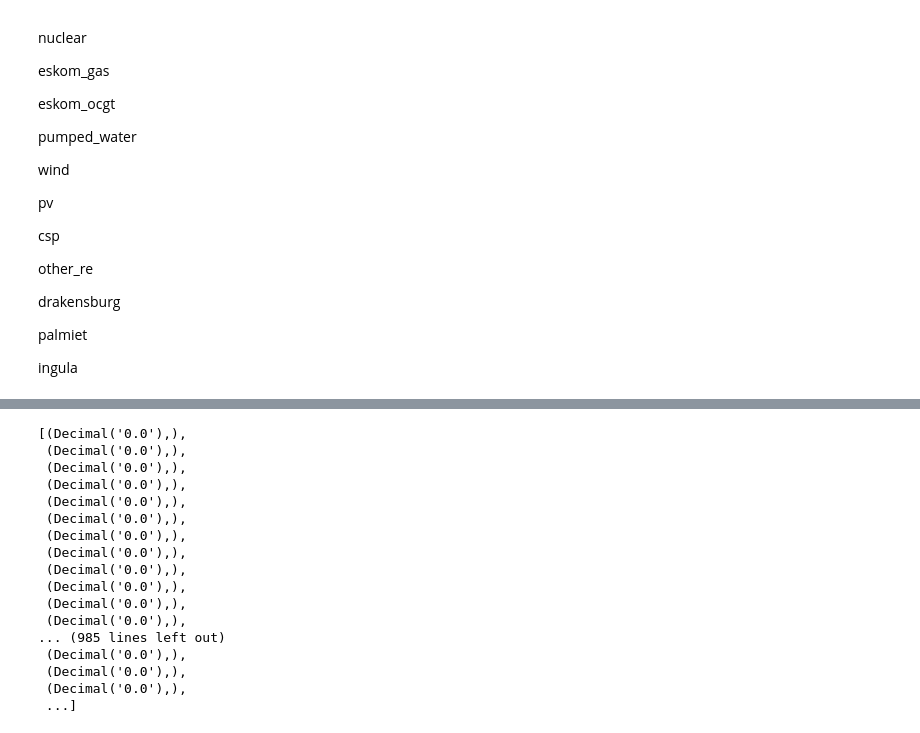
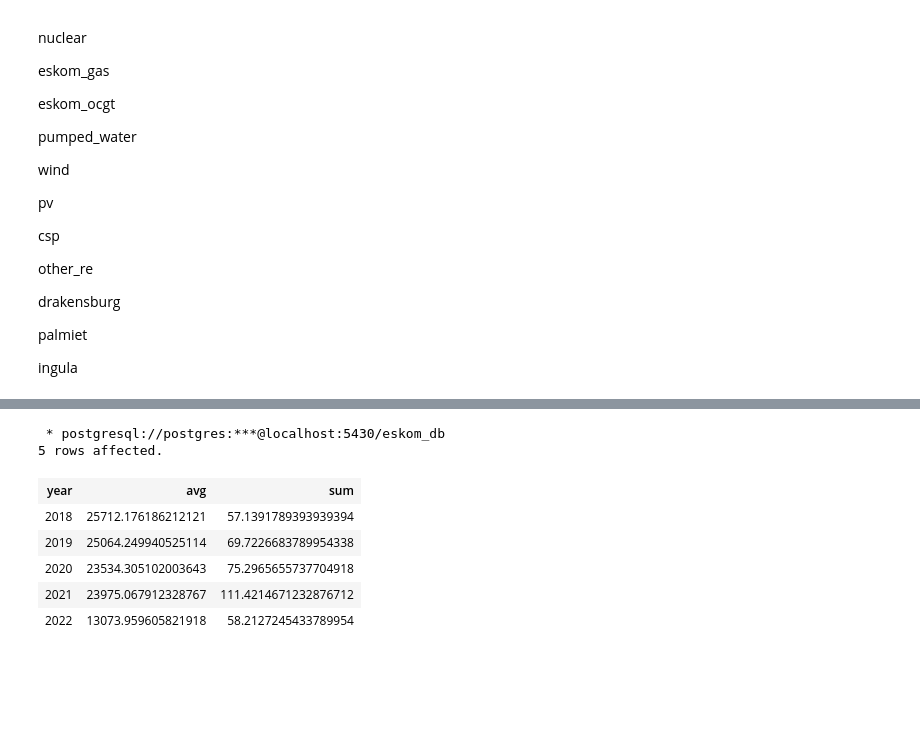
Before and after one commit to The-DigitalAcademy/Eskom_Data_Analysis, a Jupyter notebook: Generation.ipynb, the cells around one changed output, grey strips where cells are left out. Drawn from its saved outputs; the diff is of its cells as text; code cells hidden in the pictures; blank space fills up the shorter version.

```diff
--- a/Generation.ipynb
+++ b/Generation.ipynb
@@ -241,20 +214,12 @@ ingula = %sql SELECT ingula_gen_unit_hours FROM eskom_data
-# %%
-dispatchable_ipp_ocgt
-# %% [output]
-[(Decimal('0.0'),),
- (Decimal('0.0'),),
- (Decimal('0.0'),),
- (Decimal('0.0'),),
- (Decimal('0.0'),),
- (Decimal('0.0'),),
- (Decimal('0.0'),),
- (Decimal('0.0'),),
- (Decimal('0.0'),),
- (Decimal('0.0'),),
- (Decimal('0.0'),),
- (Decimal('0.0'),),
-... (985 lines left out)
- (Decimal('0.0'),),
- (Decimal('0.0'),),
- (Decimal('0.0'),),
- ...]
+# %%
+sum_dispatchable = %sql SELECT year AS year,AVG(dispatchable_generation),AVG(dispatchable_ipp_ocgt)  AS sum FROM eskom_clean WHERE year >= '2018' and year <= '2022' GROUP BY year ORDER BY year
+sum_dispatchable
+# %% [output]
+ * postgresql://postgres:***@localhost:5430/eskom_db
+5 rows affected.
+| year | avg | sum |
+| 2018 | 25712.176186212121 | 57.1391789393939394 |
+| 2019 | 25064.249940525114 | 69.7226683789954338 |
+| 2020 | 23534.305102003643 | 75.2965655737704918 |
+| 2021 | 23975.067912328767 | 111.4214671232876712 |
+| 2022 | 13073.959605821918 | 58.2127245433789954 |
```
Also changed, not shown: parts of 7 cells of this notebook, 2 other files.
